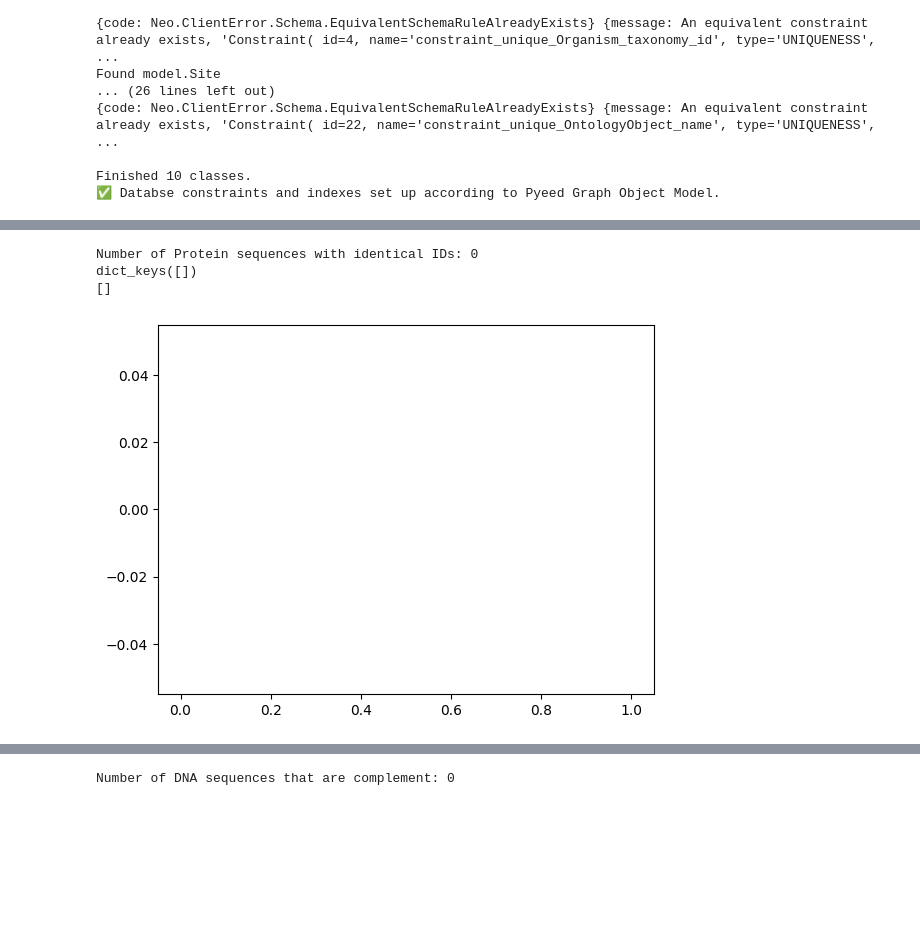
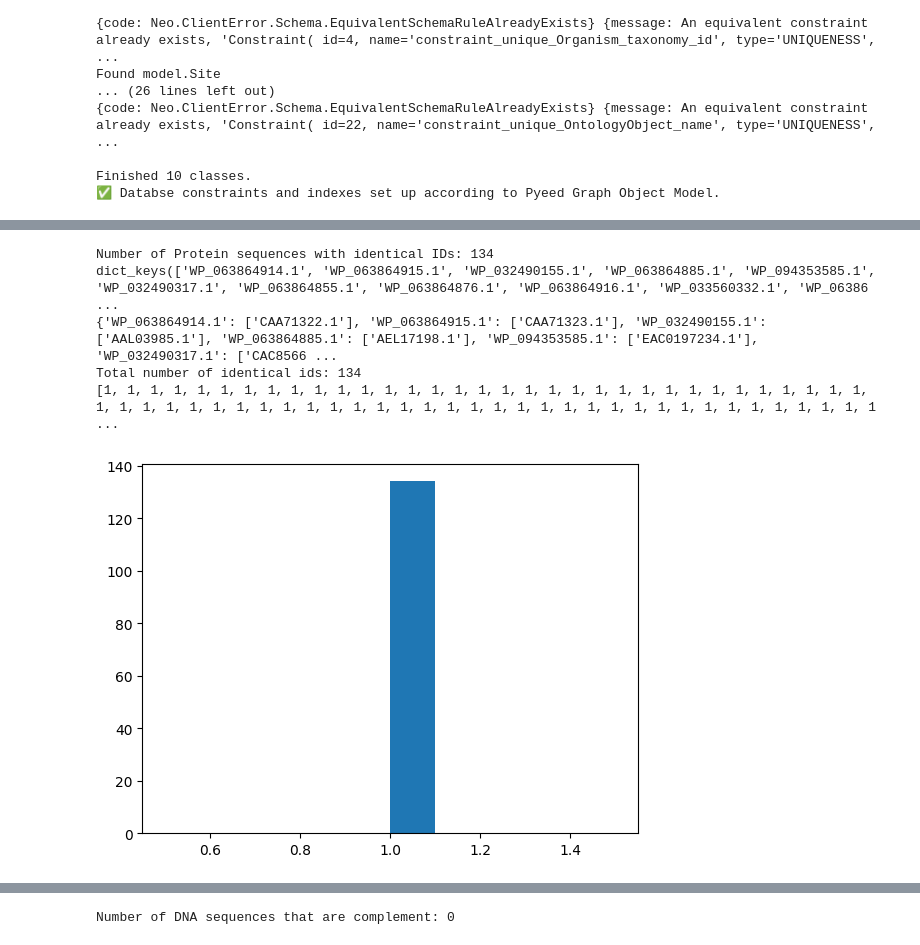
Before and after one commit to PyEED/TEM-lactamase, a Jupyter notebook: scr/code/006_TEM_Data_Stats.ipynb, the cells around one changed output, grey strips where cells are left out. Cells and saved outputs as stored; diff of their text form; code cells hidden in the pictures; blank space fills up the shorter version.

```diff
--- a/scr/code/006_TEM_Data_Stats.ipynb
+++ b/scr/code/006_TEM_Data_Stats.ipynb
@@ -80,26 +148,31 @@ Total number of DNA sequences: 58240
 # %%
 query_find_number_dna_of_identical_ids = """
     MATCH (p:Protein) WHERE p.IdenticalIds IS NOT NULL RETURN p.accession_id, p.IdenticalIds
 """
 number_dna_of_identical_ids = eedb.db.execute_read(query_find_number_dna_of_identical_ids)
 print(f"Number of Protein sequences with identical IDs: {len(number_dna_of_identical_ids)}")
 
 data_dic = {}
-
+total_identical_ids = 0
 for item in number_dna_of_identical_ids:
-        data_dic[item['d.accession_id']] = list(item['d.IdenticalIds'])
+        data_dic[item['p.accession_id']] = list(item['p.IdenticalIds'])
+        total_identical_ids += len(item['p.IdenticalIds'])
 
 print(data_dic.keys())
+print(data_dic)
+print(f"Total number of identical ids: {total_identical_ids}")
 data = [len(data_dic[item]) for item in data_dic]
 print(data)
 # histogram of list length of data_dic
 plt.hist(data)
 plt.show()
 # %% [output]
-Number of Protein sequences with identical IDs: 0
-dict_keys([])
-[]
+Number of Protein sequences with identical IDs: 134
+dict_keys(['WP_063864914.1', 'WP_063864915.1', 'WP_032490155.1', 'WP_063864885.1', 'WP_094353585.1', 'WP_032490317.1', 'WP_063864855.1', 'WP_063864876.1', 'WP_063864916.1', 'WP_033560332.1', 'WP_06386 ...
+{'WP_063864914.1': ['CAA71322.1'], 'WP_063864915.1': ['CAA71323.1'], 'WP_032490155.1': ['AAL03985.1'], 'WP_063864885.1': ['AEL17198.1'], 'WP_094353585.1': ['EAC0197234.1'], 'WP_032490317.1': ['CAC8566 ...
+Total number of identical ids: 134
+[1, 1, 1, 1, 1, 1, 1, 1, 1, 1, 1, 1, 1, 1, 1, 1, 1, 1, 1, 1, 1, 1, 1, 1, 1, 1, 1, 1, 1, 1, 1, 1, 1, 1, 1, 1, 1, 1, 1, 1, 1, 1, 1, 1, 1, 1, 1, 1, 1, 1, 1, 1, 1, 1, 1, 1, 1, 1, 1, 1, 1, 1, 1, 1, 1, 1, 1 ...
-[figure, old version]
+[figure, new version]
 # %%
 query_find_number_dna_of_identical_ids = """
     MATCH (d:DNA) WHERE d.IdenticalIds IS NOT NULL RETURN d.accession_id, d.IdenticalIds
```
Also changed, not shown: parts of 17 cells of this notebook, 19 other files.
